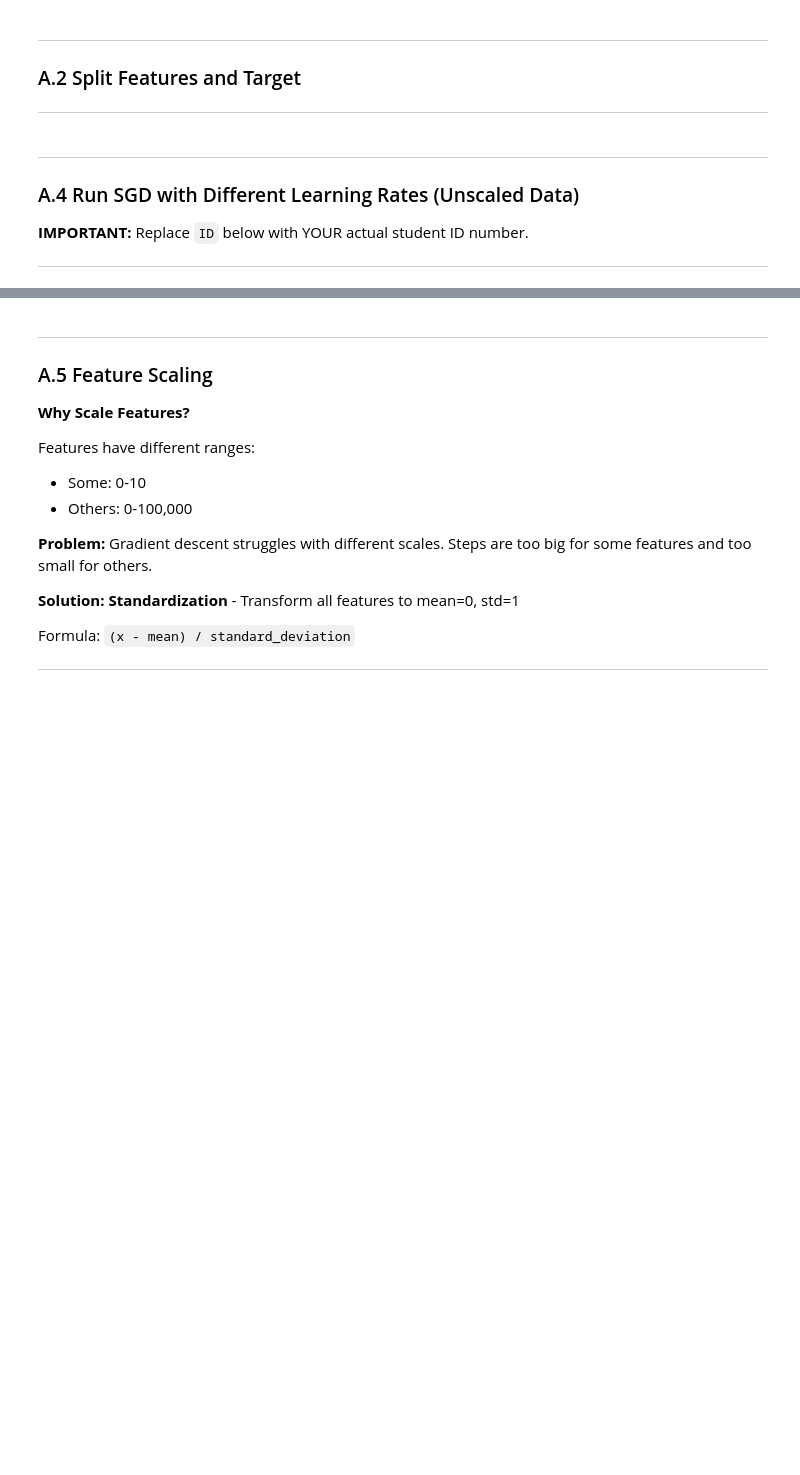
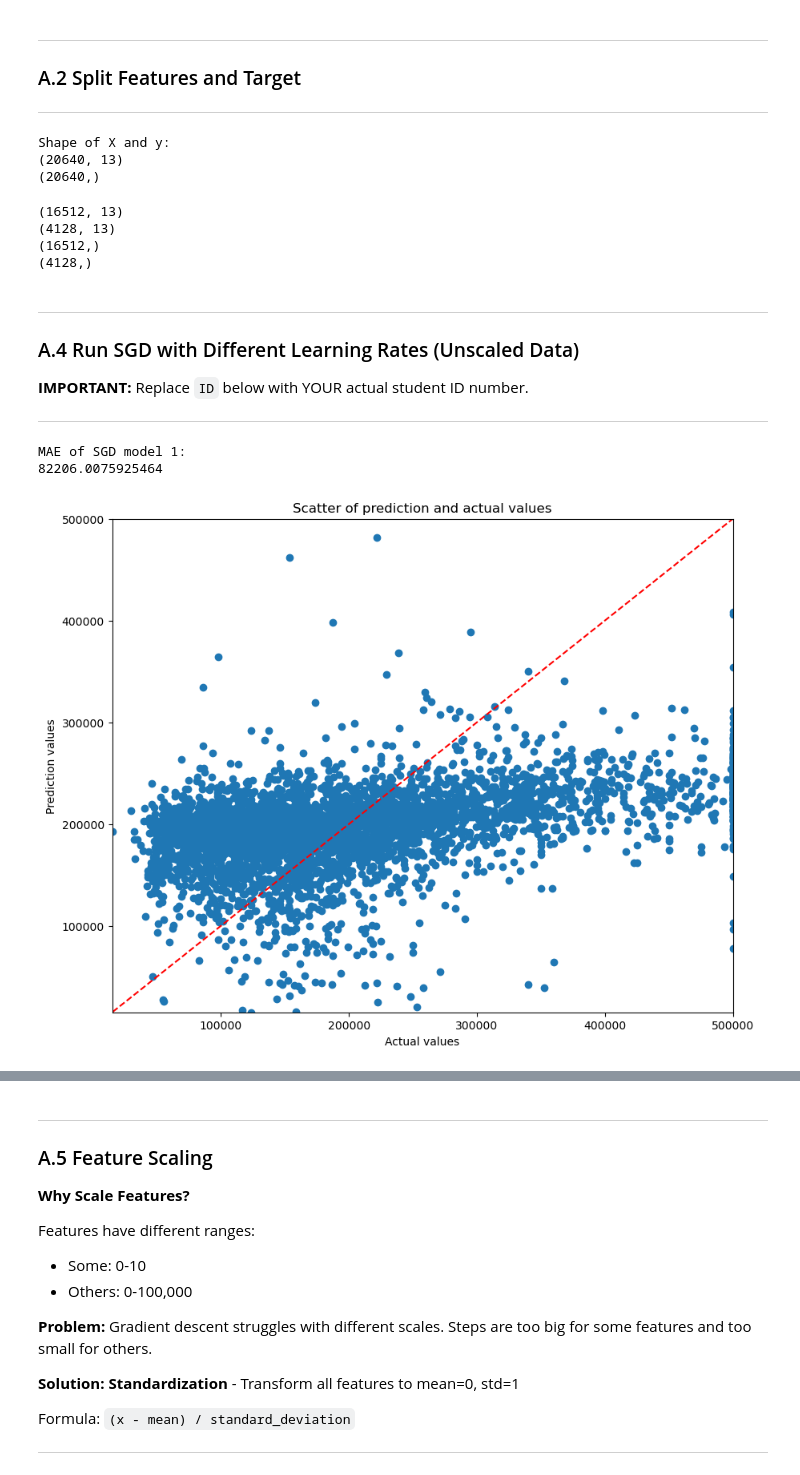
Before and after one commit to LittleVigney/COMPX310, a Jupyter notebook: Lab/Lab6/Lab6.ipynb, the cells around one changed output, grey strips where cells are left out. Cells and saved outputs as stored; diff of their text form; code cells hidden in the pictures; blank space fills up the shorter version.

```diff
--- a/Lab/Lab6/Lab6.ipynb
+++ b/Lab/Lab6/Lab6.ipynb
@@ -147,17 +226,37 @@ Before building models, we need to:
 # Separate features (X) and target (y)
 
 # TODO: Create X with all columns except 'median_house_value'
+X = data.drop("median_house_value", axis=1)
 
 # TODO: Create y with only 'median_house_value'
+y = data["median_house_value"]
+
+print("Shape of X and y:")
+print(X.shape)
+print(y.shape)
+# %% [output]
+Shape of X and y:
+(20640, 13)
+(20640,)
 # %%
 # Split into training and testing sets
 
 # TODO: Use train_test_split with 80% train, 20% test
 # Use random_state for reproducibility
+X_training, X_test, y_training, y_test = train_test_split(X, y, test_size=0.2, random_state=6327)
 # %%
 # Display shapes
 
 # TODO: Print shapes of X_train, X_test, y_train, y_test
+print(X_training.shape)
+print(X_test.shape)
+print(y_training.shape)
+print(y_test.shape)
+# %% [output]
+(16512, 13)
+(4128, 13)
+(16512,)
+(4128,)
 # %%
 # Define run_reg function
 
@@ -176,27 +275,38 @@ def run_reg(regressor, X_train, X_test, y_train, y_test):
 
     # TODO: Train the regressor
     # Hint: Use .fit(X_train, y_train)
-
+    regressor.fit(X_train, y_train)
 
     # TODO: Make predictions on test set
     # Hint: Use .predict(X_test)
-
+    y_pred = regressor.predict(X_test)
 
     # TODO: Clip predictions to [15000, 500000]
     # Hint: Use np.clip()
-
+    np.clip(y_pred, 15000, 500000, out=None)
 
     # TODO: Calculate MAE
     # Hint: Import and use mean_absolute_error
-
+    mae = mean_absolute_error(y_test, y_pred)
 
     # TODO: Create scatter plot
     # Plot actual vs predicted values
     # Add a diagonal line (perfect predictions)
     # Show MAE in title
+    plt.figure(figsize=(10, 8))
+    plt.scatter(y_test, y_pred)
 
+    min_val = min(y_test.min(), y_pred.min())
+    max_val = max(y_test.max(), y_pred.max())
+    plt.plot([min_val, max_val], [min_val, max_val], 'r--')
+    plt.xlim(15000, 500000)
+    plt.ylim(15000, 500000)
 
+    plt.title("Scatter of prediction and actual values")
+    plt.xlabel("Actual values")
+    plt.ylabel("Prediction values")
 
+    plt.show
     # TODO: Return MAE
     return mae
 # %% [markdown]
@@ -210,15 +320,23 @@ def run_reg(regressor, X_train, X_test, y_train, y_test):
 # %%
 # Set your student ID
 
-ID = 4567  # TODO: Replace with YOUR student ID
+ID = 6327 # TODO: Replace with YOUR student ID
 # %%
 # SGD with learning_rate = 0.00000001 (unscaled data)
 
 # TODO: Create SGDRegressor with learning_rate='constant', eta0=0.00000001, random_state=ID
+sgd_model_1 = SGDRegressor(learning_rate="constant", eta0=0.00000001, random_state=ID)
 
 # TODO: Call run_reg function
+mae_sgd_1 = run_reg(sgd_model_1, X_training, X_test, y_training, y_test)
 
 # TODO: Print the MAE result
+print("MAE of SGD model 1:")
+print(mae_sgd_1)
+# %% [output]
+MAE of SGD model 1:
+82206.0075925464
+[figure, added]
 # %%
 # SGD with learning_rate = 0.0001 (unscaled data)
 
```
Also changed, not shown: parts of 21 cells of this notebook.
